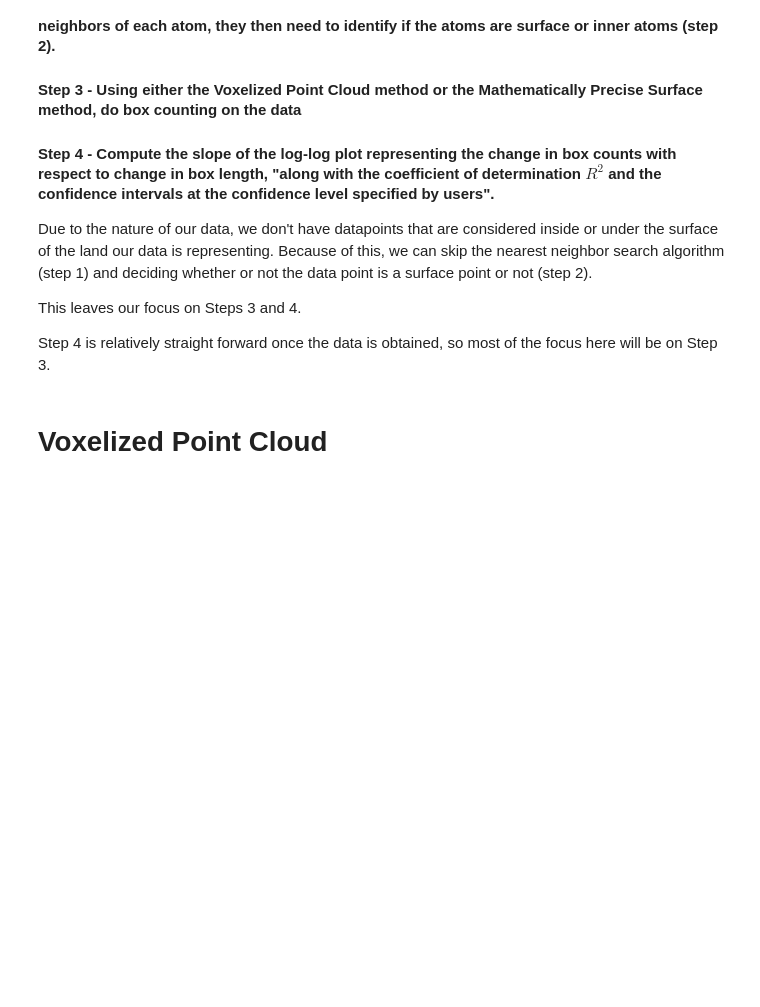
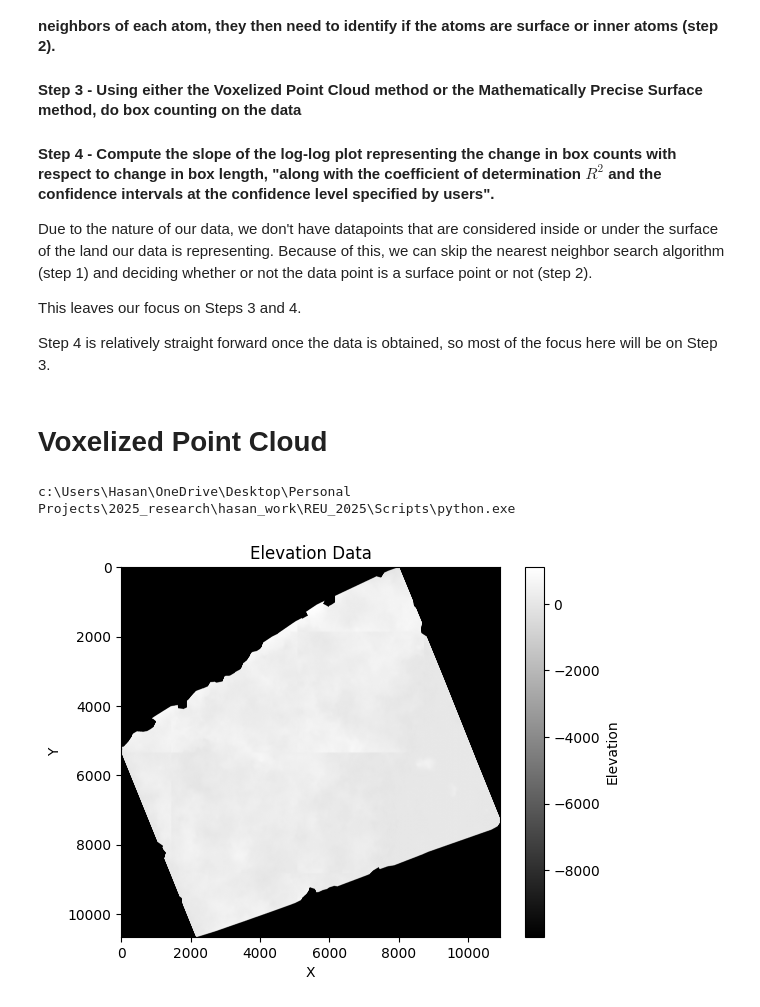
Before and after one commit to Hassoonu/2025-SROP-MSI-Alliance-REU, a Jupyter notebook: hasan_work/algos.ipynb, the cells around one changed output. Cells and saved outputs as stored; diff of their text form; code cells hidden in the pictures; blank space fills up the shorter version.

Commit message:
experimented with data

```diff
--- a/hasan_work/algos.ipynb
+++ b/hasan_work/algos.ipynb
@@ -18,3 +18,8 @@ This leaves our focus on Steps 3 and 4.
 Step 4 is relatively straight forward once the data is obtained, so most of the focus here will be on Step 3.
 # %% [markdown]
 # Voxelized Point Cloud
+# %%
+import sys
+print(sys.executable)
+# %% [output]
+c:\Users\Hasan\OneDrive\Desktop\Personal Projects\2025_research\hasan_work\REU_2025\Scripts\python.exe
@@ -21,4 +31,15 @@ Step 4 is relatively straight forward once the data is obtained, so most of the
 # %%
-from PIL import Image
+fileName = "SETSM_s2s041_WV02_20190307_103001008C5DEA00_103001008ED5D700_2m_seg1_dem.tif"
+dataFile = "../data/SETSM_s2s041_WV02_20190307_103001008C5DEA00_103001008ED5D700_2m_seg1/" + fileName
 
-dataFile = "SETSM_s2s041_WV02_20190307_103001008C5DEA00_103001008ED5D700_2m_seg1/SETSM_s2s041_WV02_20190307_103001008C5DEA00_103001008ED5D700_2m_seg1_dem.tif"
+image = Image.open(dataFile)
+raster = np.array(image)
+# %%
+plt.imshow(raster, cmap='gray')
+plt.colorbar(label='Elevation')
+plt.title('Elevation Data')
+plt.xlabel('X')
+plt.ylabel('Y')
+plt.show()
+# %% [output]
+[figure, added]
```
Also changed, not shown: parts of 1 cell of this notebook.
